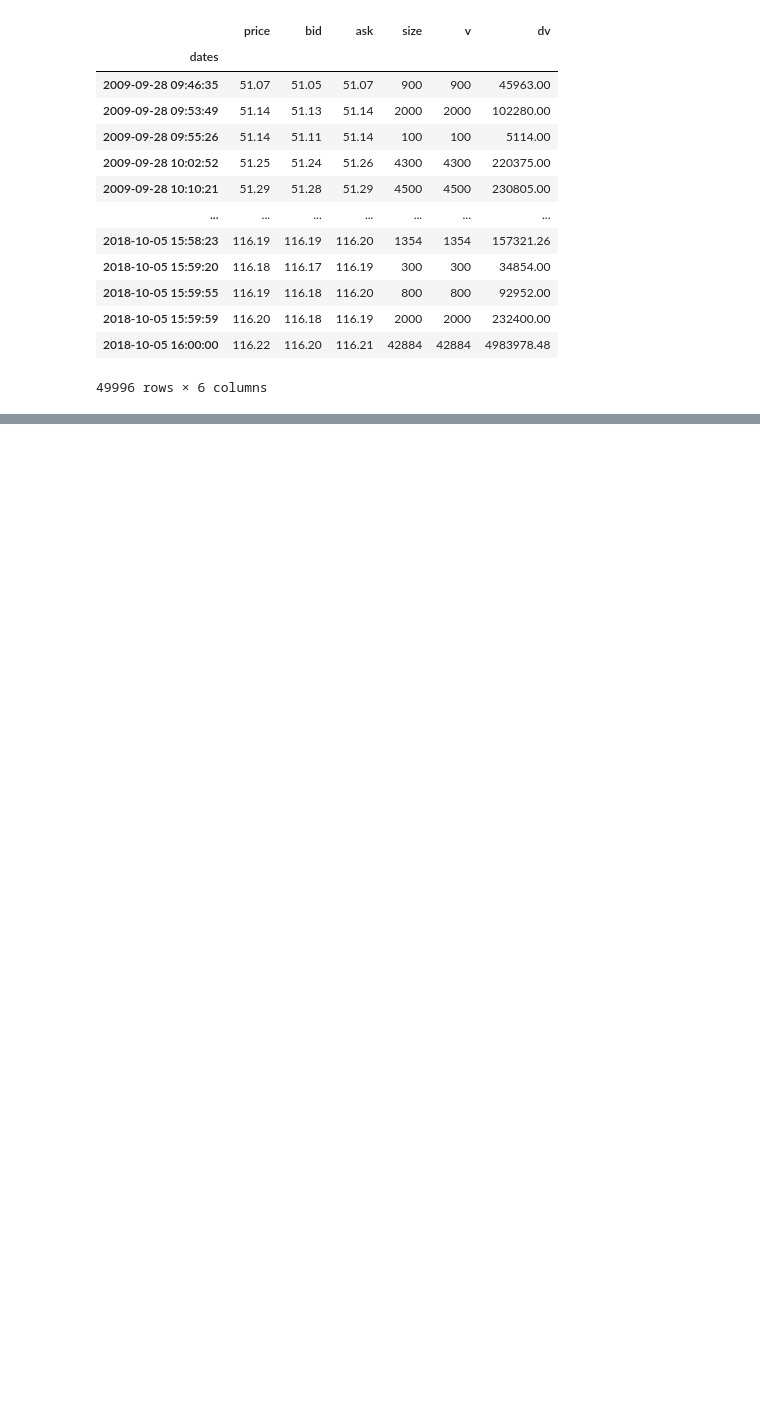
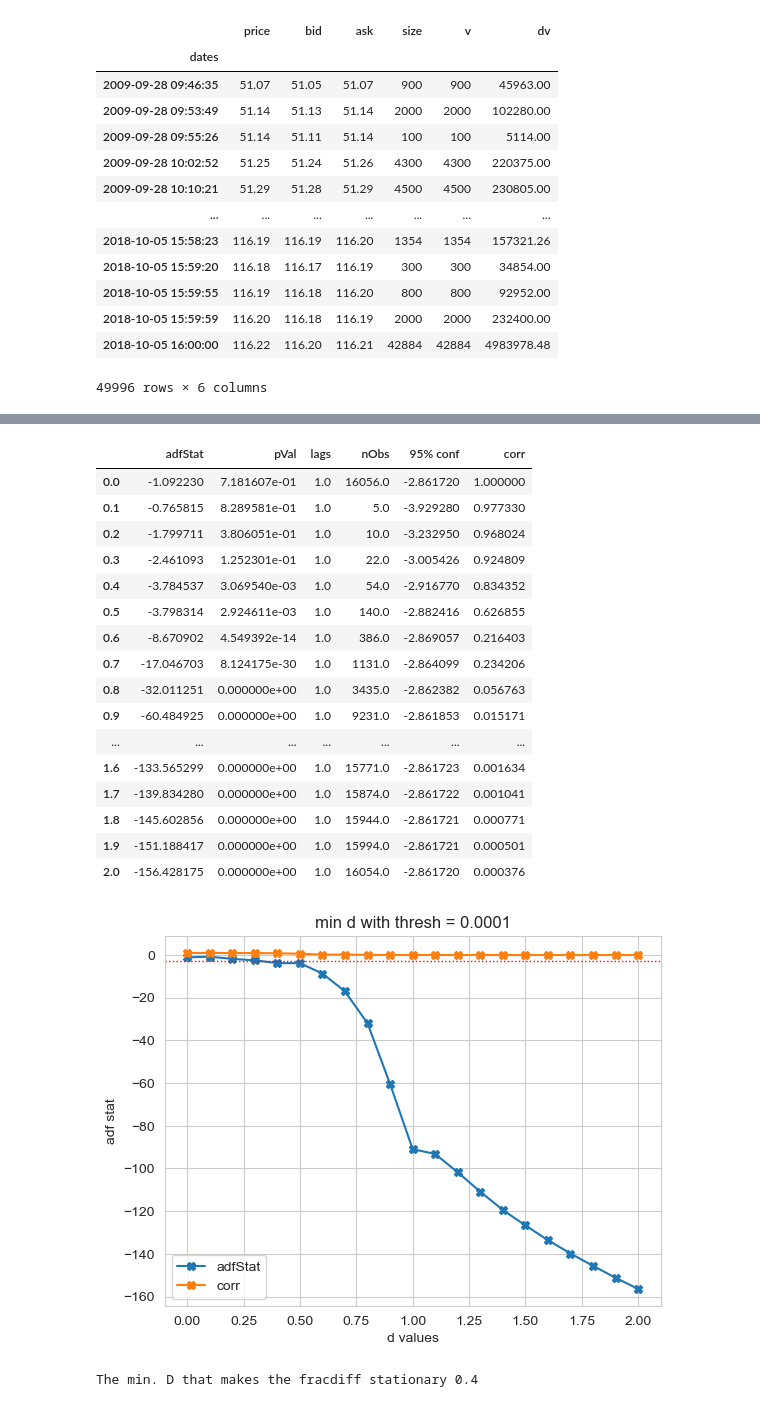
Before and after one commit to Tommylee1013/Advances-in-Financial-Machine-Learning, a Jupyter notebook: Chapter 7.ipynb, the cells around one changed output, grey strips where cells are left out. Cells and saved outputs as stored; diff of their text form; code cells hidden in the pictures; blank space fills up the shorter version.

```diff
--- a/Chapter 7.ipynb
+++ b/Chapter 7.ipynb
@@ -151,0 +145,5 @@ ValueError: Label Through Dates must be a pd.Series
+# %%
+dollar_M = 1000000
+dollar_df = fml.BarSampling(df, 'dv', dollar_M)
+dollar_df = dollar_df.groupby(level = 0).first()
+dollar_df
@@ -151,0 +165,47 @@ ValueError: Label Through Dates must be a pd.Series
+# %%
+import statsmodels.api as sm
+
+cols = ['adfStat','pVal','lags','nObs','95% conf', 'corr']
+out = pd.DataFrame(columns = cols)
+for d in np.linspace(0, 2, 21):
+    try:
+        df1 = np.log(dollar_df).resample('1H').last().dropna() # daily return
+        df2 = fml.fracDiff(df1, d, thres = 1e-5)
+        corr = np.corrcoef(df1.loc[df2.index, 'price'], df2['price'])[0,1]
+        df2 = sm.tsa.stattools.adfuller(df2['price'], maxlag = 1, regression = 'c', autolag = None)
+        out.loc[d] = list(df2[:4]) + [df2[4]['5%']] + [corr]
+    except Exception as e:
+        print(f'd: {d.round(1)}, error: {e}')
+        continue
+# %%
+f,ax = plt.subplots()
+out[['adfStat', 'corr']].plot(ax = ax, marker = 'X')
+ax.axhline(out['95% conf'].mean(), lw = 1, color = 'r', ls = 'dotted')
+ax.set_title('min d with thresh = 0.0001')
+ax.set_xlabel('d values')
+ax.set_ylabel('adf stat')
+display(out)
+# %% [output]
+|  | adfStat | pVal | lags | nObs | 95% conf | corr |
+| 0.0 | -1.092230 | 7.181607e-01 | 1.0 | 16056.0 | -2.861720 | 1.000000 |
+| 0.1 | -0.765815 | 8.289581e-01 | 1.0 | 5.0 | -3.929280 | 0.977330 |
+| 0.2 | -1.799711 | 3.806051e-01 | 1.0 | 10.0 | -3.232950 | 0.968024 |
+| 0.3 | -2.461093 | 1.252301e-01 | 1.0 | 22.0 | -3.005426 | 0.924809 |
+| 0.4 | -3.784537 | 3.069540e-03 | 1.0 | 54.0 | -2.916770 | 0.834352 |
+| 0.5 | -3.798314 | 2.924611e-03 | 1.0 | 140.0 | -2.882416 | 0.626855 |
+| 0.6 | -8.670902 | 4.549392e-14 | 1.0 | 386.0 | -2.869057 | 0.216403 |
+| 0.7 | -17.046703 | 8.124175e-30 | 1.0 | 1131.0 | -2.864099 | 0.234206 |
+| 0.8 | -32.011251 | 0.000000e+00 | 1.0 | 3435.0 | -2.862382 | 0.056763 |
+| 0.9 | -60.484925 | 0.000000e+00 | 1.0 | 9231.0 | -2.861853 | 0.015171 |
+| ... | ... | ... | ... | ... | ... | ... |
+| 1.6 | -133.565299 | 0.000000e+00 | 1.0 | 15771.0 | -2.861723 | 0.001634 |
+| 1.7 | -139.834280 | 0.000000e+00 | 1.0 | 15874.0 | -2.861722 | 0.001041 |
+| 1.8 | -145.602856 | 0.000000e+00 | 1.0 | 15944.0 | -2.861721 | 0.000771 |
+| 1.9 | -151.188417 | 0.000000e+00 | 1.0 | 15994.0 | -2.861721 | 0.000501 |
+| 2.0 | -156.428175 | 0.000000e+00 | 1.0 | 16054.0 | -2.861720 | 0.000376 |
+[figure, added]
+# %%
+min_ffd = out[out.pVal <= 0.05].iloc[0].name
+print("The min. D that makes the fracdiff stationary", min_ffd.round(1))
+# %% [output]
+The min. D that makes the fracdiff stationary 0.4
```
Also changed, not shown: parts of 14 cells of this notebook, 1 other file.
